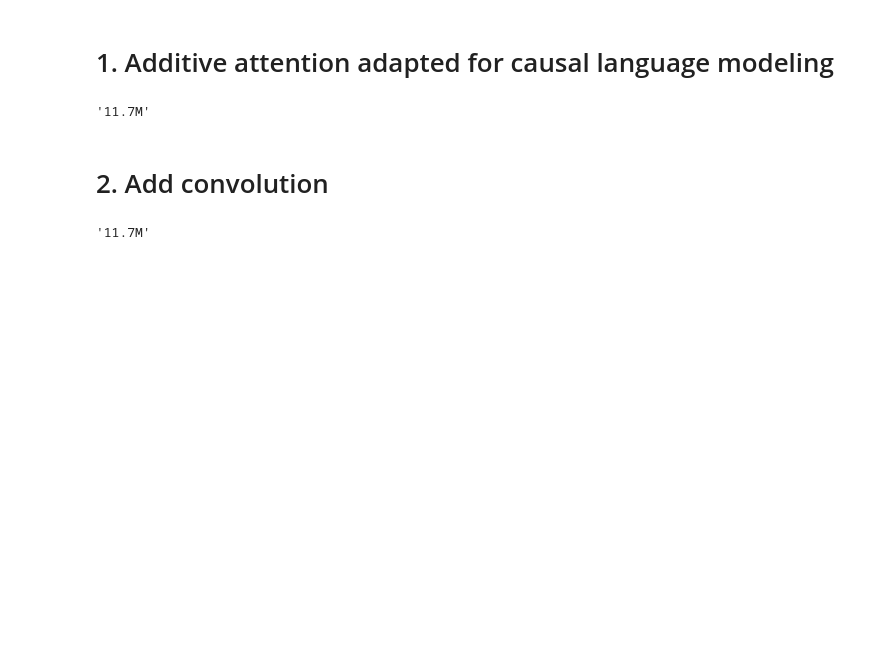
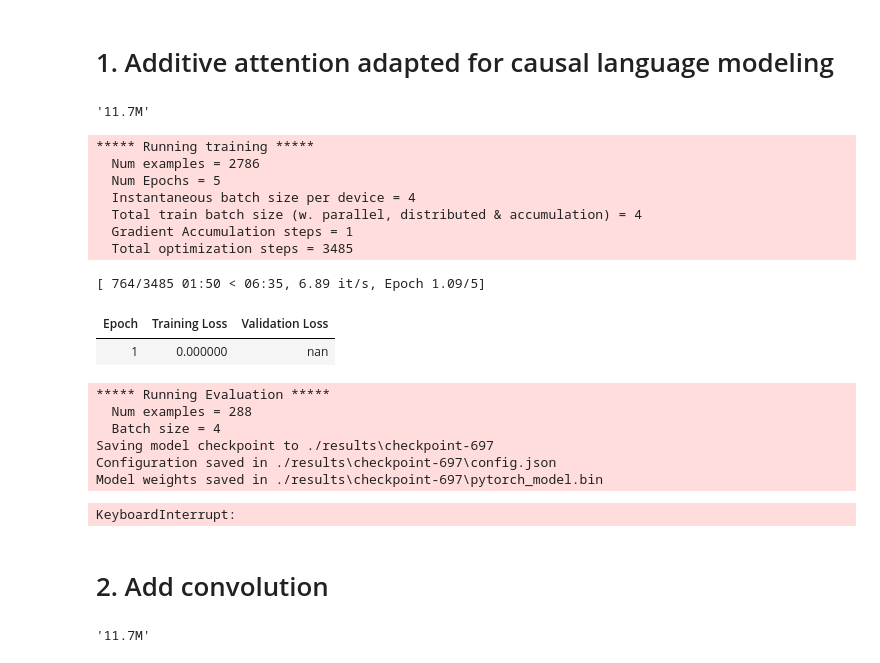
Before and after one commit to mtanghu/LEAP, a Jupyter notebook: FastLM.ipynb, the cells around one changed output. Saved outputs shown, nothing was run; the diff lists cells and outputs as text; code cells hidden in the pictures; blank space fills up the shorter version.

```diff
--- a/FastLM.ipynb
+++ b/FastLM.ipynb
@@ -98,16 +98,33 @@ f'{(pytorch_total_params / 1e6):2.1f}M'
 # %% [output]
 '11.7M'
 # %%
-from torch.utils.data import Subset
 fast_trainer = Trainer(
     model=fast_model,
     args=training_args,
     data_collator=default_data_collator,
-    train_dataset=Subset(lm_dataset["train"], list(range(100))),
+    train_dataset=lm_dataset["train"],
     eval_dataset=lm_dataset["validation"]
 )
 
 fast_trainer.train()
+# %% [output]
+***** Running training *****
+  Num examples = 2786
+  Num Epochs = 5
+  Instantaneous batch size per device = 4
+  Total train batch size (w. parallel, distributed & accumulation) = 4
+  Gradient Accumulation steps = 1
+  Total optimization steps = 3485
+[ 764/3485 01:50 < 06:35, 6.89 it/s, Epoch 1.09/5]
+| Epoch | Training Loss | Validation Loss |
+| 1 | 0.000000 | nan |
+***** Running Evaluation *****
+  Num examples = 288
+  Batch size = 4
+Saving model checkpoint to ./results\checkpoint-697
+Configuration saved in ./results\checkpoint-697\config.json
+Model weights saved in ./results\checkpoint-697\pytorch_model.bin
+KeyboardInterrupt:
 # %% [markdown]
 # 2. Add convolution
 # %%
```
